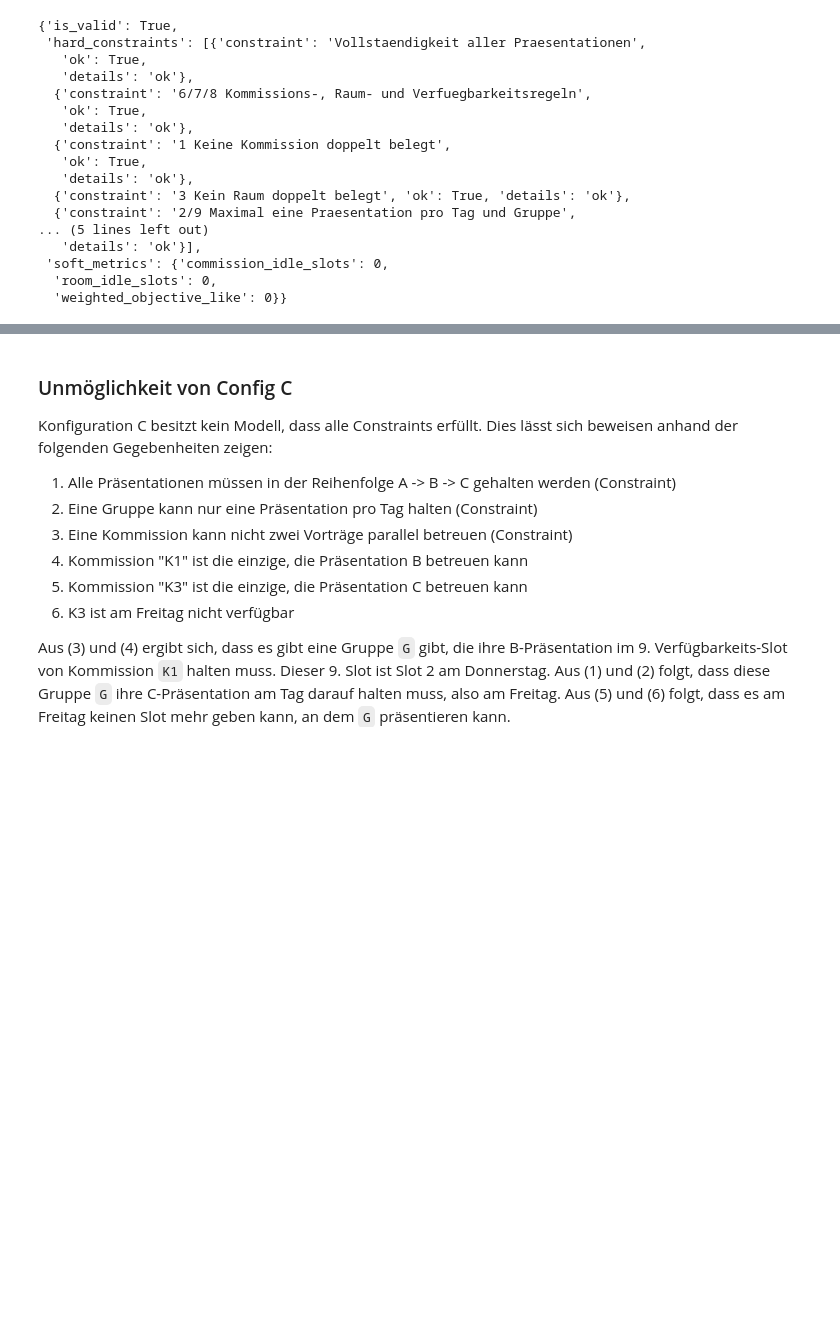
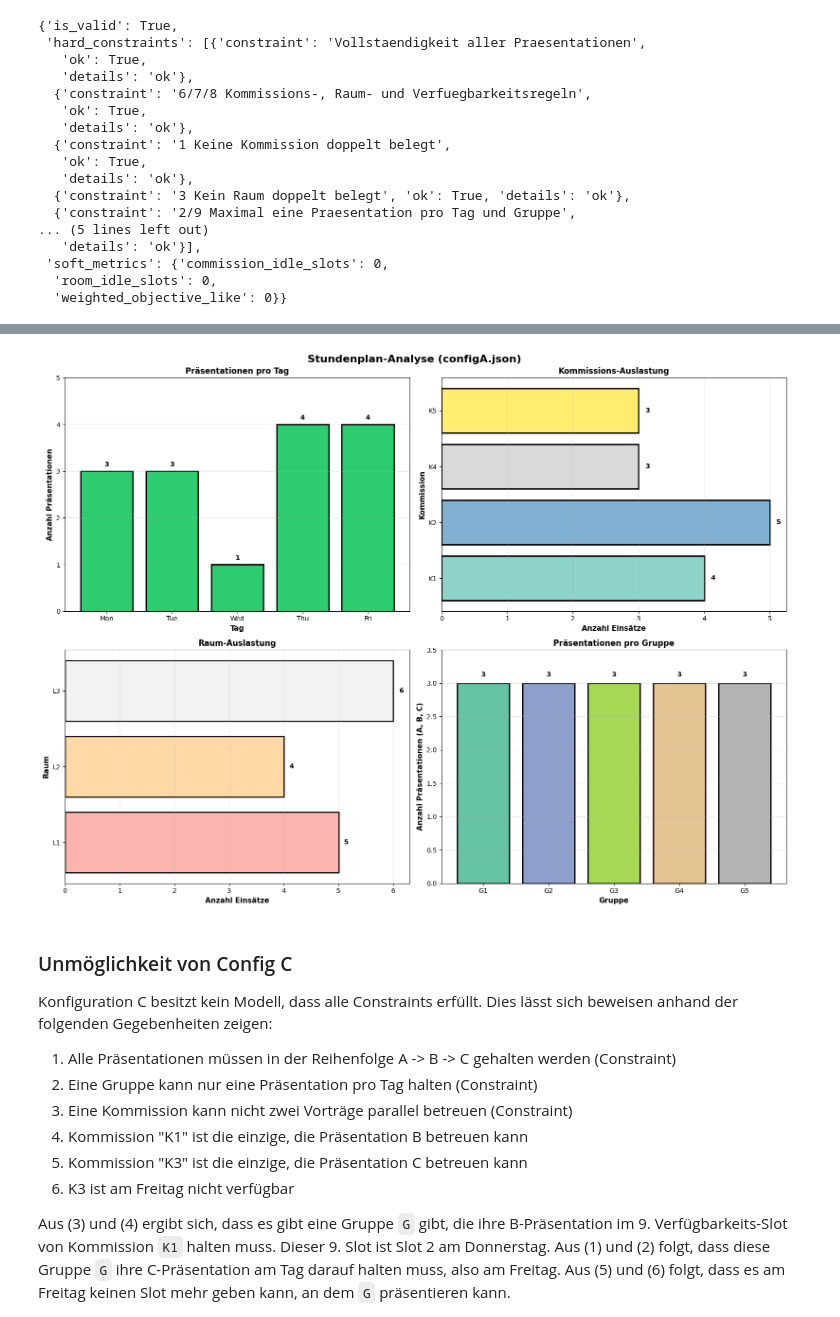
Before and after one commit to the-coding-carrot/Constraint-AI, a Jupyter notebook: C1/csp_konfiguration_minimal.ipynb, the cells around one changed output, grey strips where cells are left out. Drawn from its saved outputs; the diff is of its cells as text; code cells hidden in the pictures; blank space fills up the shorter version.

```diff
--- a/C1/csp_konfiguration_minimal.ipynb
+++ b/C1/csp_konfiguration_minimal.ipynb
@@ -817,3 +944,87 @@ validation_report
+# %%
+# ============ Grafische Visualisierungen ============
+if candidate_solution is not None:
+    fig, axes = plt.subplots(2, 2, figsize=(16, 12))
+    fig.suptitle(f"Stundenplan-Analyse ({config_file})", fontsize=16, fontweight='bold')
+
+    # --- Subplot 1: Anzahl Präsentationen pro Tag ---
+    ax = axes[0, 0]
+    presentations_per_day = defaultdict(int)
+    for (_, _), (day, _, _, _) in candidate_solution.items():
+        presentations_per_day[day] += 1
+
+    days_ordered = ["Mon", "Tue", "Wed", "Thu", "Fri"]
+    day_counts = [presentations_per_day.get(d, 0) for d in days_ordered]
+    colors_days = ['#2ecc71' if c > 0 else '#ecf0f1' for c in day_counts]
+
+    ax.bar(days_ordered, day_counts, color=colors_days, edgecolor='black', linewidth=2)
+    ax.set_ylabel("Anzahl Präsentationen", fontsize=11, fontweight='bold')
+    ax.set_xlabel("Tag", fontsize=11, fontweight='bold')
+    ax.set_title("Präsentationen pro Tag", fontsize=12, fontweight='bold')
+    ax.set_ylim(0, max(day_counts) + 1)
+    for i, v in enumerate(day_counts):
+        ax.text(i, v + 0.1, str(v), ha='center', fontweight='bold')
+    ax.grid(axis='y', alpha=0.3)
+
+    # --- Subplot 2: Auslastung pro Kommission ---
+    ax = axes[0, 1]
+    comm_count = {}
+    for (_, _), (_, _, comm, _) in candidate_solution.items():
+        comm_count[comm] = comm_count.get(comm, 0) + 1
+
+    comms_sorted = sorted(comm_count.keys())
+    comm_values = [comm_count[c] for c in comms_sorted]
+    colors_comm = plt.cm.Set3(np.linspace(0, 1, len(comms_sorted)))
+
+    ax.barh(comms_sorted, comm_values, color=colors_comm, edgecolor='black', linewidth=2)
+    ax.set_xlabel("Anzahl Einsätze", fontsize=11, fontweight='bold')
+    ax.set_ylabel("Kommission", fontsize=11, fontweight='bold')
+    ax.set_title("Kommissions-Auslastung", fontsize=12, fontweight='bold')
+    for i, v in enumerate(comm_values):
+        ax.text(v + 0.1, i, str(v), va='center', fontweight='bold')
+    ax.grid(axis='x', alpha=0.3)
+
+    # --- Subplot 3: Auslastung pro Raum ---
+    ax = axes[1, 0]
+    room_count = {}
+    for (_, _), (_, _, _, room) in candidate_solution.items():
+        room_count[room] = room_count.get(room, 0) + 1
+
+    rooms_sorted = sorted(room_count.keys())
+    room_values = [room_count[r] for r in rooms_sorted]
+    colors_room = plt.cm.Pastel1(np.linspace(0, 1, len(rooms_sorted)))
+
+    ax.barh(rooms_sorted, room_values, color=colors_room, edgecolor='black', linewidth=2)
+    ax.set_xlabel("Anzahl Einsätze", fontsize=11, fontweight='bold')
+    ax.set_ylabel("Raum", fontsize=11, fontweight='bold')
+    ax.set_title("Raum-Auslastung", fontsize=12, fontweight='bold')
+    for i, v in enumerate(room_values):
+        ax.text(v + 0.1, i, str(v), va='center', fontweight='bold')
+    ax.grid(axis='x', alpha=0.3)
+
+    # --- Subplot 4: Präsentationen pro Gruppe ---
+    ax = axes[1, 1]
+    group_count = {}
+    for (group, topic), _ in candidate_solution.items():
+        group_count[group] = group_count.get(group, 0) + 1
+
+    groups_sorted = sorted(group_count.keys())
+    group_values = [group_count[g] for g in groups_sorted]
+    colors_group = plt.cm.Set2(np.linspace(0, 1, len(groups_sorted)))
+
+    ax.bar(groups_sorted, group_values, color=colors_group, edgecolor='black', linewidth=2)
+    ax.set_ylabel("Anzahl Präsentationen (A, B, C)", fontsize=11, fontweight='bold')
+    ax.set_xlabel("Gruppe", fontsize=11, fontweight='bold')
+    ax.set_title("Präsentationen pro Gruppe", fontsize=12, fontweight='bold')
+    ax.set_ylim(0, max(group_values) + 0.5)
+    for i, v in enumerate(group_values):
+        ax.text(i, v + 0.1, str(int(v)), ha='center', fontweight='bold')
+    ax.grid(axis='y', alpha=0.3)
+
+    plt.tight_layout()
+    plt.show()
+# %% [output]
+[figure, added]
 # %% [markdown]
 ### Unmöglichkeit von Config C
 
```
Also changed, not shown: parts of 4 cells of this notebook, 1 other file.
